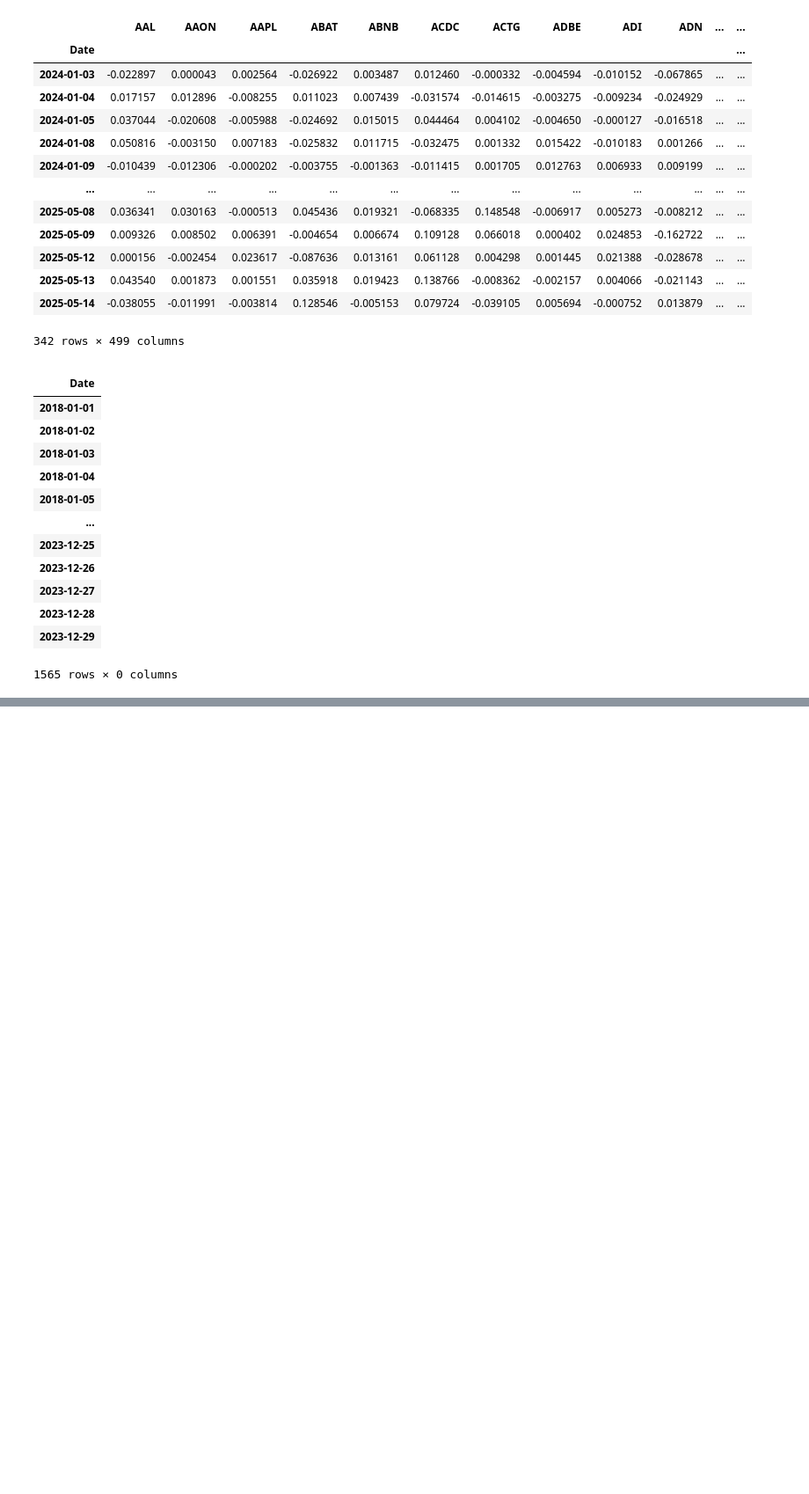
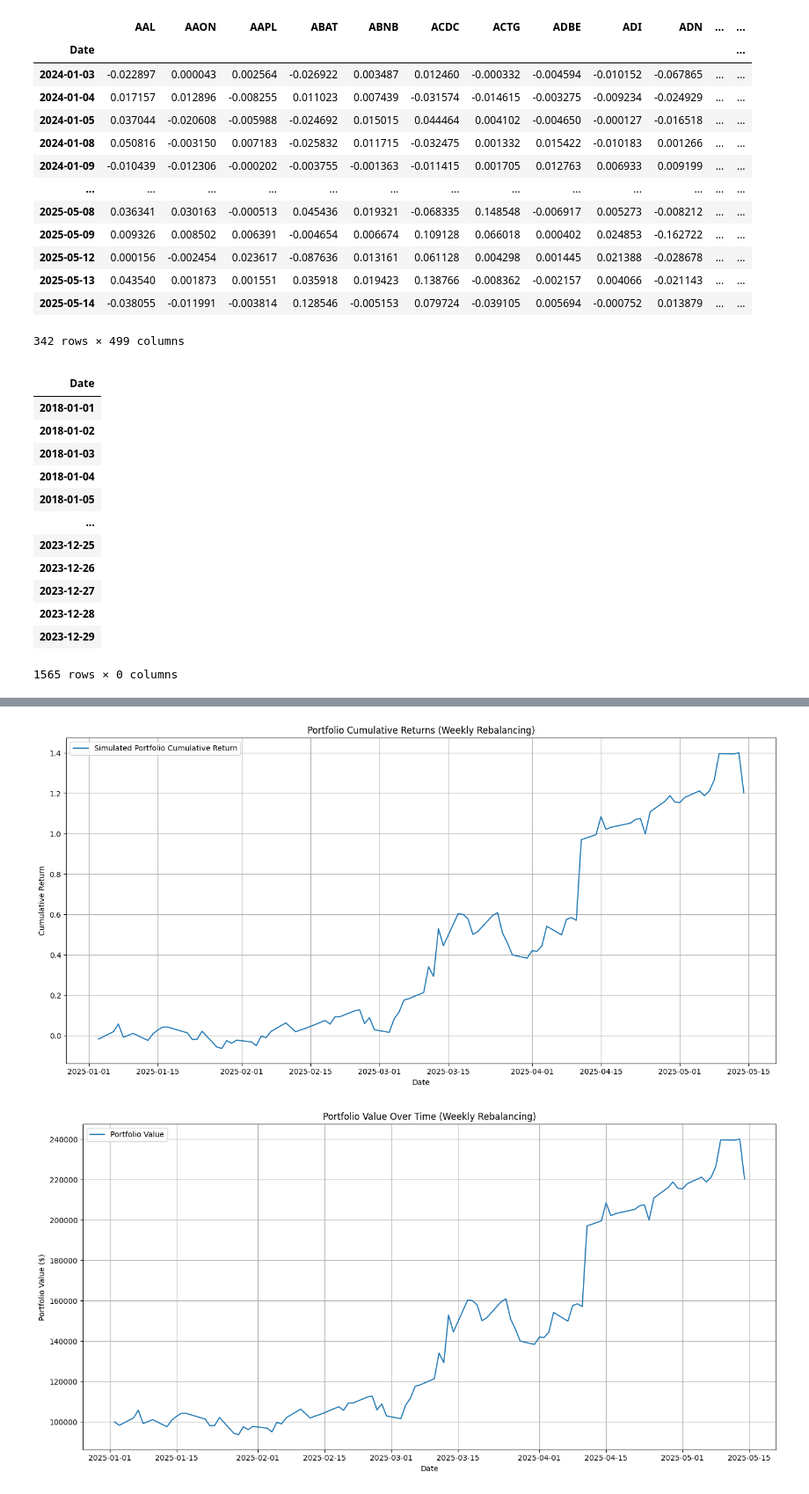
Before and after one commit to AHY123/Stock_Data_Network, a Jupyter notebook: zold/workflow/tsne.ipynb, the cells around one changed output, grey strips where cells are left out. Shown at 88% size. Drawn from its saved outputs; the diff is of its cells as text; code cells hidden in the pictures; blank space fills up the shorter version.

```diff
--- a/zold/workflow/tsne.ipynb
+++ b/zold/workflow/tsne.ipynb
@@ -896,0 +1307,24 @@ residuals
+# %%
+plt.figure(figsize=(14, 7))
+plt.plot(cumulative_returns.index, cumulative_returns.values, label='Simulated Portfolio Cumulative Return')
+plt.title('Portfolio Cumulative Returns (Weekly Rebalancing)')
+plt.xlabel('Date')
+plt.ylabel('Cumulative Return')
+plt.grid(True)
+plt.legend()
+plt.tight_layout()
+plt.show()
+
+plt.figure(figsize=(14, 7))
+# Use 'portfolio_value_history' from the performance_metrics dictionary
+plt.plot(performance_metrics['portfolio_value_history'].index, performance_metrics['portfolio_value_history'].values, label='Portfolio Value')
+plt.title('Portfolio Value Over Time (Weekly Rebalancing)')
+plt.xlabel('Date')
+plt.ylabel('Portfolio Value ($)')
+plt.grid(True)
+plt.legend()
+plt.tight_layout()
+plt.show()
+# %% [output]
+[figure, added]
+[figure, added]
```
Also changed, not shown: parts of 4 cells of this notebook.
